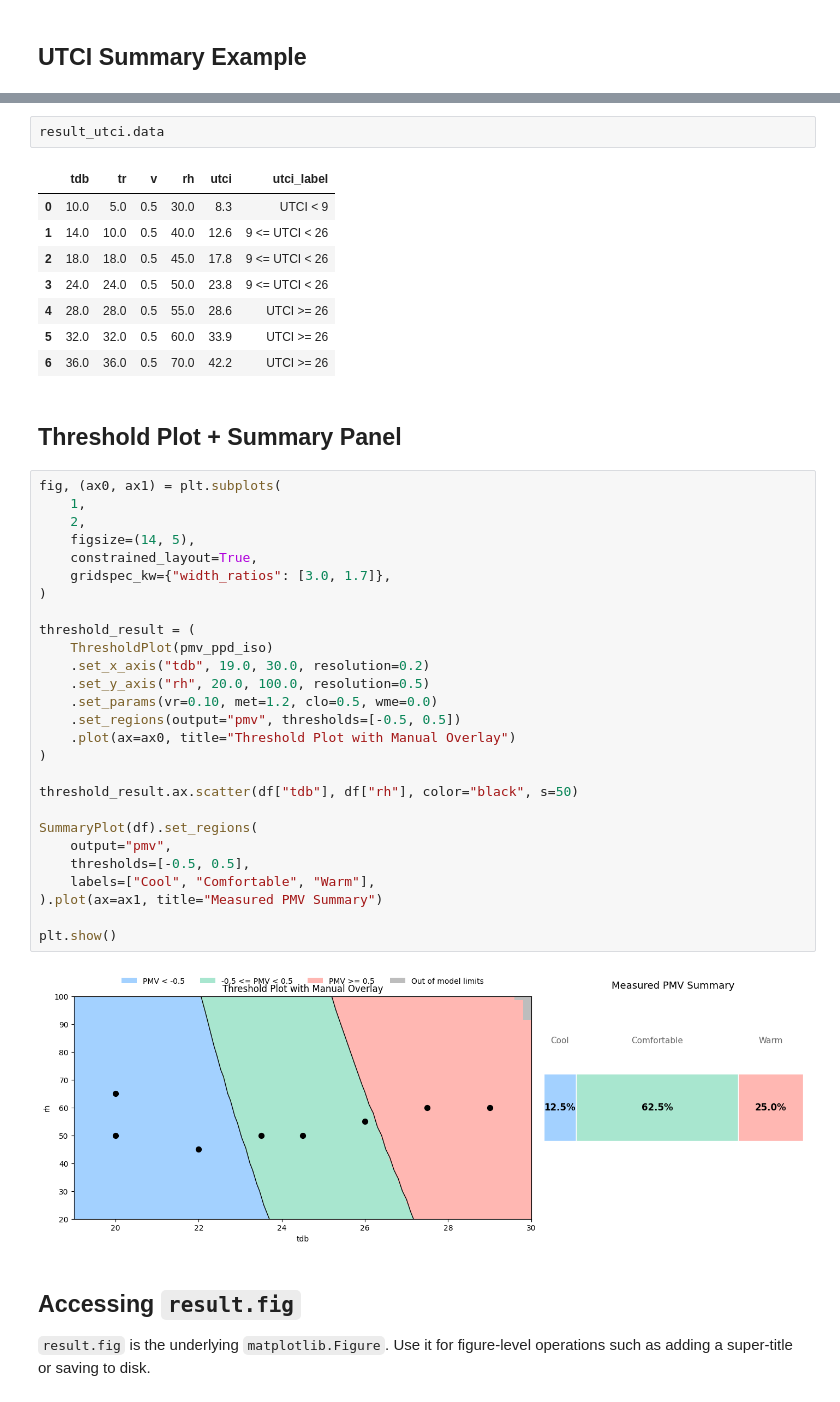
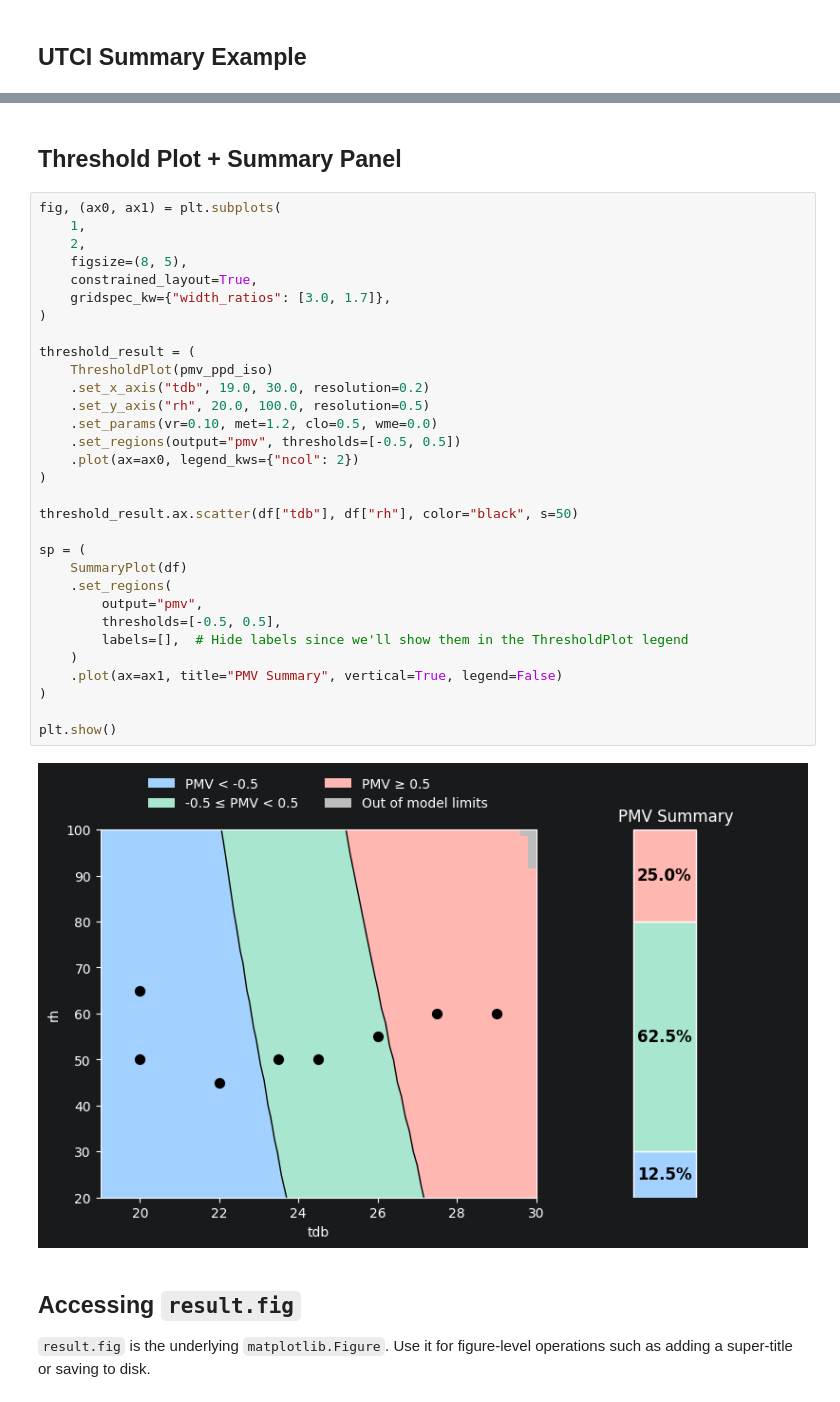
Before and after one commit to HuiHuangWYU/pythermalcomfort, a Jupyter notebook: docs/documentation/plots/matplotlib/summary_plot.ipynb, the cells around one changed output, grey strips where cells are left out. Saved outputs shown, nothing was run; the diff lists cells and outputs as text.

Commit message:
feat: suppress label text for empty labels in SummaryPlot and ThresholdsConfig

```diff
--- a/docs/documentation/plots/matplotlib/summary_plot.ipynb
+++ b/docs/documentation/plots/matplotlib/summary_plot.ipynb
@@ -143,46 +122,39 @@ UTCI >= 26        42.9
 Name: proportion, dtype: float64
-# %%
-result_utci.data
-# %% [output]
-|  | tdb | tr | v | rh | utci | utci_label |
-| 0 | 10.0 | 5.0 | 0.5 | 30.0 | 8.3 | UTCI < 9 |
-| 1 | 14.0 | 10.0 | 0.5 | 40.0 | 12.6 | 9 <= UTCI < 26 |
-| 2 | 18.0 | 18.0 | 0.5 | 45.0 | 17.8 | 9 <= UTCI < 26 |
-| 3 | 24.0 | 24.0 | 0.5 | 50.0 | 23.8 | 9 <= UTCI < 26 |
-| 4 | 28.0 | 28.0 | 0.5 | 55.0 | 28.6 | UTCI >= 26 |
-| 5 | 32.0 | 32.0 | 0.5 | 60.0 | 33.9 | UTCI >= 26 |
-| 6 | 36.0 | 36.0 | 0.5 | 70.0 | 42.2 | UTCI >= 26 |
 # %% [markdown]
 ## Threshold Plot + Summary Panel
 # %%
 fig, (ax0, ax1) = plt.subplots(
     1,
     2,
-    figsize=(14, 5),
+    figsize=(8, 5),
     constrained_layout=True,
     gridspec_kw={"width_ratios": [3.0, 1.7]},
 )
 
 threshold_result = (
     ThresholdPlot(pmv_ppd_iso)
     .set_x_axis("tdb", 19.0, 30.0, resolution=0.2)
     .set_y_axis("rh", 20.0, 100.0, resolution=0.5)
     .set_params(vr=0.10, met=1.2, clo=0.5, wme=0.0)
     .set_regions(output="pmv", thresholds=[-0.5, 0.5])
-    .plot(ax=ax0, title="Threshold Plot with Manual Overlay")
+    .plot(ax=ax0, legend_kws={"ncol": 2})
 )
 
 threshold_result.ax.scatter(df["tdb"], df["rh"], color="black", s=50)
 
-SummaryPlot(df).set_regions(
-    output="pmv",
-    thresholds=[-0.5, 0.5],
-    labels=["Cool", "Comfortable", "Warm"],
-).plot(ax=ax1, title="Measured PMV Summary")
+sp = (
+    SummaryPlot(df)
+    .set_regions(
+        output="pmv",
+        thresholds=[-0.5, 0.5],
+        labels=[],  # Hide labels since we'll show them in the ThresholdPlot legend
+    )
+    .plot(ax=ax1, title="PMV Summary", vertical=True, legend=False)
+)
 
 plt.show()
 # %% [output]
-[figure, old version]
+[figure, new version]
 # %% [markdown]
 ## Accessing `result.fig`
 
```
Also changed, not shown: parts of 10 cells of this notebook, 4 other files.
